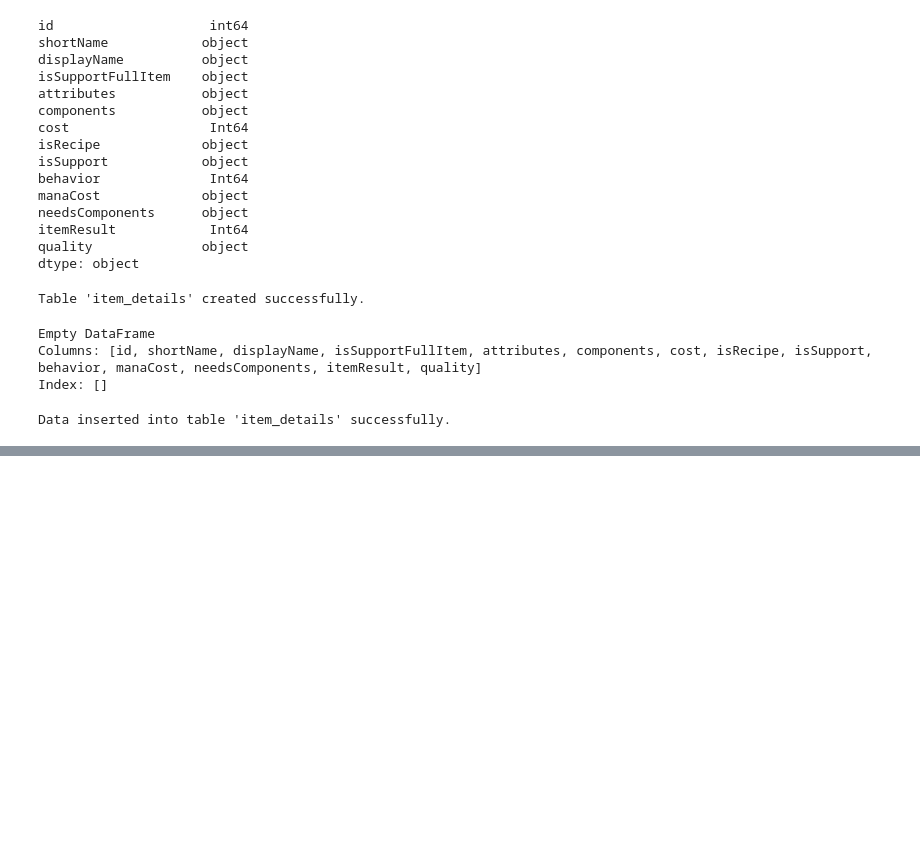
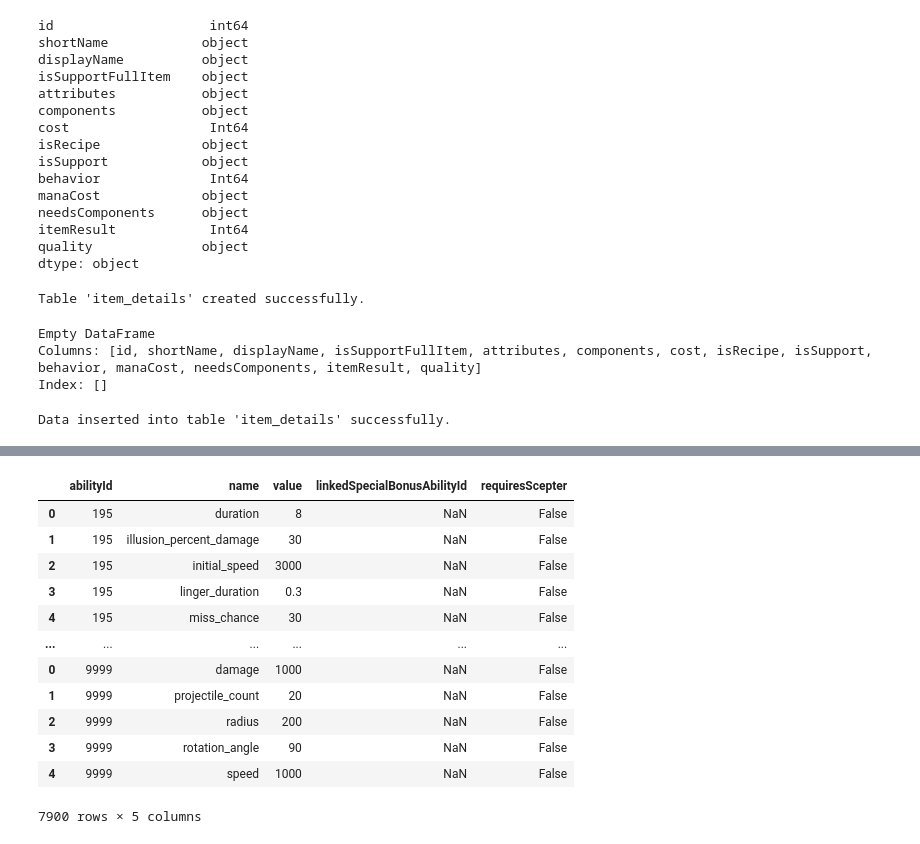
Before and after one commit to b-bige/dota-analytics, a Jupyter notebook: src/constants.ipynb, the cells around one changed output, grey strips where cells are left out. Cells and saved outputs as stored; diff of their text form; code cells hidden in the pictures; blank space fills up the shorter version.

```diff
--- a/src/constants.ipynb
+++ b/src/constants.ipynb
@@ -277,0 +472,30 @@ Data inserted into table 'item_details' successfully.
+# %%
+df_ability_attributes = pd.DataFrame(
+    columns=[
+        'abilityId',
+        'name',
+        'value',
+        'linkedSpecialBonusAbilityId',
+        'requiresScepter'
+    ]
+)
+for data in res:
+    df_aa = pd.DataFrame(data['attributes'])
+    df_aa.insert(0, 'abilityId', data['id'])
+    df_ability_attributes = pd.concat([df_ability_attributes, df_aa])
+# %%
+df_ability_attributes
+# %% [output]
+|  | abilityId | name | value | linkedSpecialBonusAbilityId | requiresScepter |
+| 0 | 195 | duration | 8 | NaN | False |
+| 1 | 195 | illusion_percent_damage | 30 | NaN | False |
+| 2 | 195 | initial_speed | 3000 | NaN | False |
+| 3 | 195 | linger_duration | 0.3 | NaN | False |
+| 4 | 195 | miss_chance | 30 | NaN | False |
+| ... | ... | ... | ... | ... | ... |
+| 0 | 9999 | damage | 1000 | NaN | False |
+| 1 | 9999 | projectile_count | 20 | NaN | False |
+| 2 | 9999 | radius | 200 | NaN | False |
+| 3 | 9999 | rotation_angle | 90 | NaN | False |
+| 4 | 9999 | speed | 1000 | NaN | False |
+7900 rows × 5 columns
```
Also changed, not shown: parts of 5 cells of this notebook, 2 other files.
